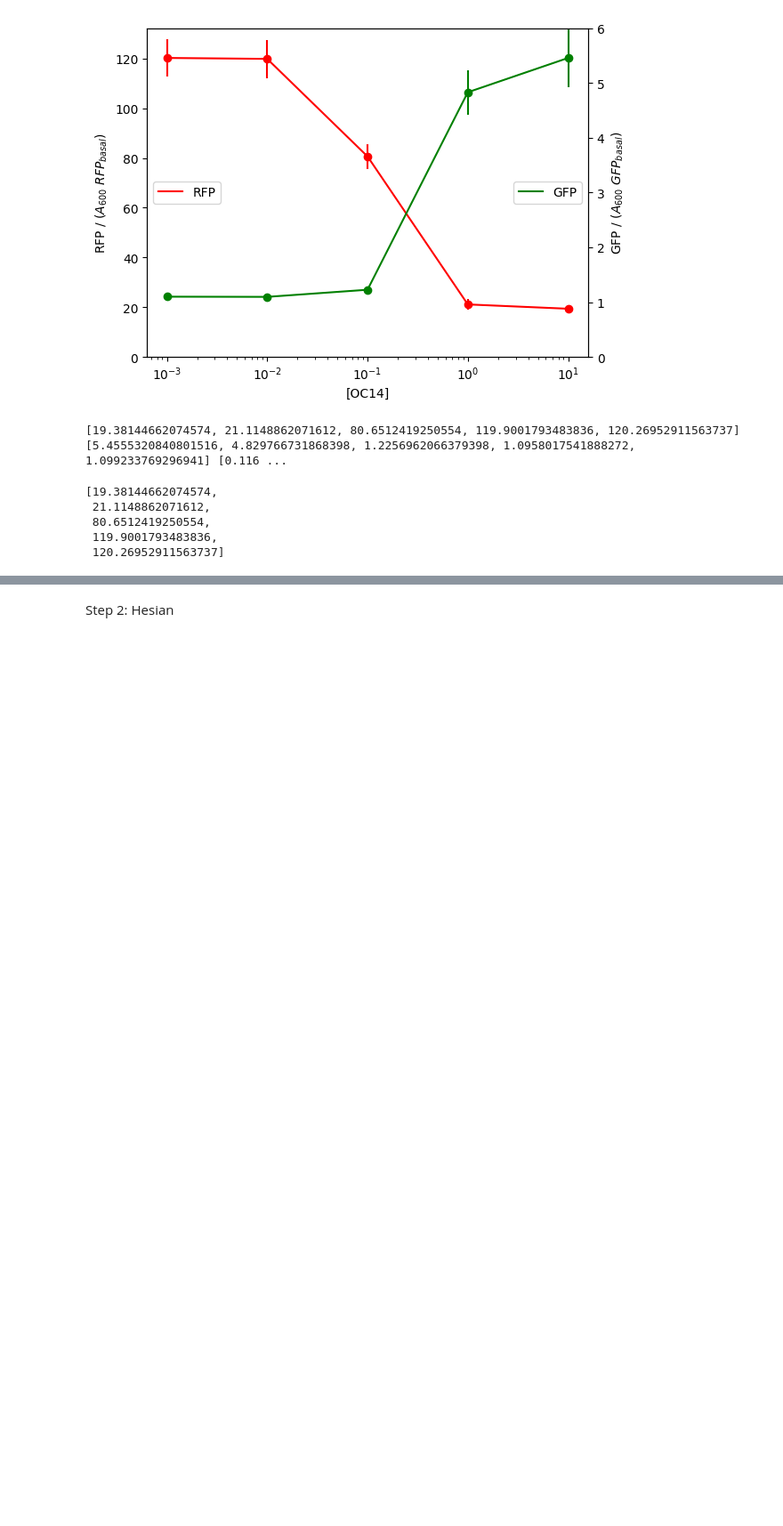
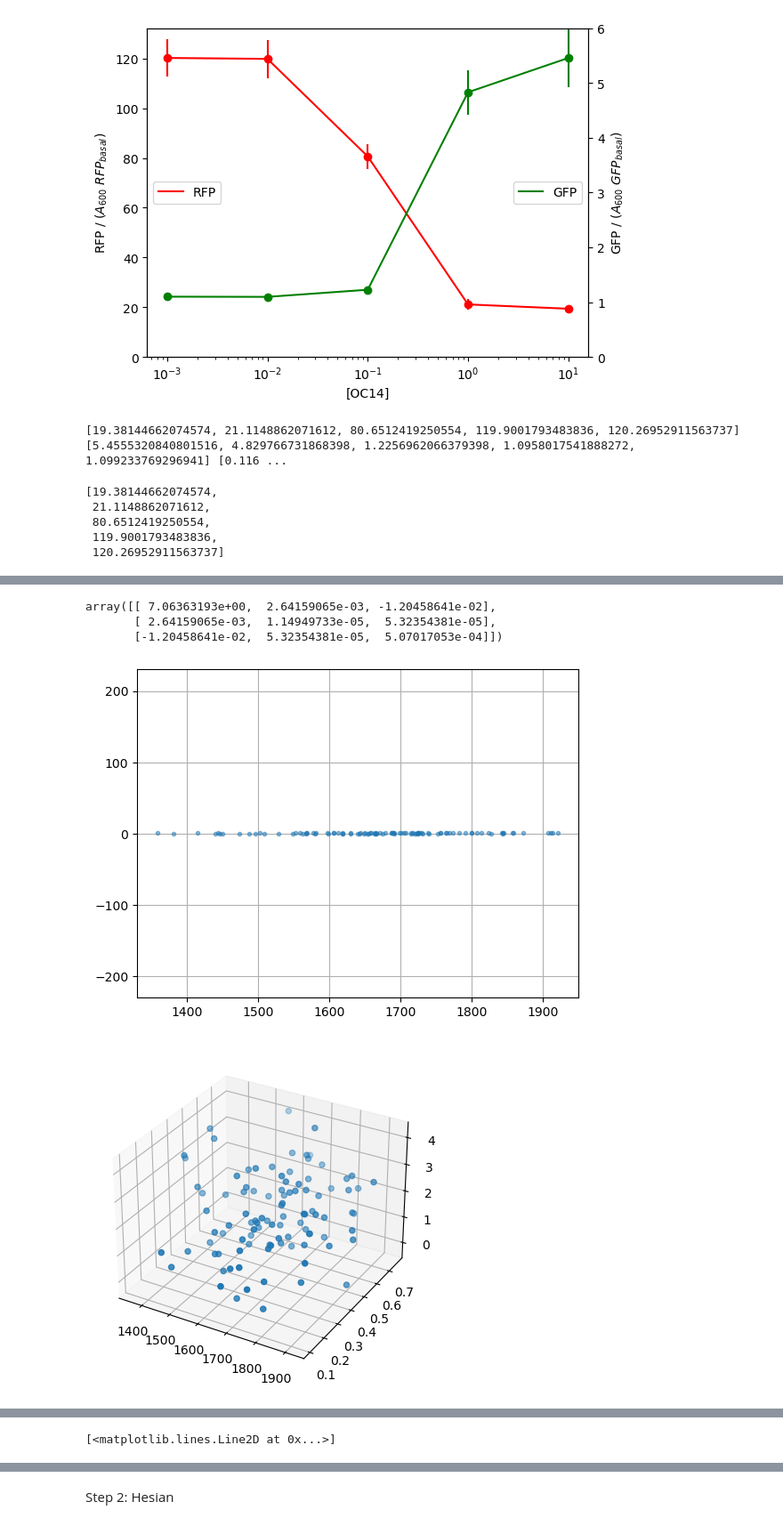
Before and after one commit to martinaoliver/modelling, a Jupyter notebook: 3954/dose_response/analytical_doseResponse.ipynb, the cells around one changed output, grey strips where cells are left out. Shown at 89% size. Saved outputs shown, nothing was run; the diff lists cells and outputs as text; code cells hidden in the pictures; blank space fills up the shorter version.

```diff
--- a/3954/dose_response/analytical_doseResponse.ipynb
+++ b/3954/dose_response/analytical_doseResponse.ipynb
@@ -174,0 +284,73 @@ pfit = np.concatenate((parametersgreen,parametersred))
+# %%
+covariancegfp
+# %% [output]
+array([[ 7.06363193e+00,  2.64159065e-03, -1.20458641e-02],
+       [ 2.64159065e-03,  1.14949733e-05,  5.32354381e-05],
+       [-1.20458641e-02,  5.32354381e-05,  5.07017053e-04]])
+# %%
+sampled_parametersgreen = np.random.multivariate_normal(parametersgreen, 2000*covariancegfp, size=100, check_valid='warn')#
+sampled_parametersred = np.random.multivariate_normal(parametersred, 1*covariancerfp, size=100, check_valid='warn')#
+
+sampled_params = np.concatenate((sampled_parametersgreen,sampled_parametersred),axis=1)
+def steadystate(OC14, Vf,  Kvb, nvd,Ve,Kfe, nfe ):
+    muv = 0.0225 ; kv =  0.0183
+    F = 1 + Vf*(1/(1+((muv*Kvb)/(kv*OC14 + 1e-8))**nvd ))
+    E = 1 + Ve*(1/(1+(F/(Kfe+1e-8))**nfe))
+    return E,F
+
+import matplotlib.pyplot as plt
+import matplotlib.pyplot as plt
+from mpl_toolkits.mplot3d import axes3d
+plt.plot(sampled_parametersgreen[:, 0], sampled_parametersgreen[:, 1], '.', alpha=0.5)
+plt.axis('equal')
+plt.grid()
+plt.show()
+
+fig = plt.figure()
+ax = fig.add_subplot(projection='3d')
+ax.scatter(sampled_parametersgreen[:, 0], sampled_parametersgreen[:, 1], sampled_parametersgreen[:, 2])
+plt.show()
+fig = plt.figure()
+ax = fig.add_subplot(projection='3d')
+ax.scatter(sampled_parametersred[:, 0], sampled_parametersred[:, 1], sampled_parametersred[:, 2], c='r')
+plt.show()
+
+
+fig,ax = plt.subplots()
+ax2=ax.twinx()
+OC14_continuous = np.logspace(-3,3,100)
+for p in sampled_params:
+    steadystate(OC14_continuous, *p)
+    ax.plot(OC14_continuous, steadystate(OC14_continuous, *p)[0], c='red', alpha=0.08)
+    ax2.plot(OC14_continuous, steadystate(OC14_continuous, *p)[1], c='green', alpha=0.08)
+    ax.scatter(OC14_list,rfpExp_list , label='data', c='red')
+    ax2.scatter(OC14_list,gfpExp_list , label='data', c='green')
+    plt.xscale('log')
+ax.plot(OC14_continuous, steadystate(OC14_continuous, *pfit)[0], c='red')
+ax2.plot(OC14_continuous, steadystate(OC14_continuous, *pfit)[1], c='green')
+
+# def plotDoseResponsevsData(inducer, rfpExp_list, gfpExp_list, semRed, semGreen,pad=0.01, inducerName='OC14'):
+#     fig,ax = plt.subplots()
+
+#     ax.plot(inducer,rfpExp_list,label='RFP', c='red')
+#     ax.scatter(inducer,rfpExp_list, c='red')
+#     ax.errorbar(inducer,rfpExp_list,yerr=semRed,c='red',fmt='o')
+#     ax.legend(loc='center left') #upper right
+#     ax.set_ylabel('RFP / ($A_{600}$ $RFP_{basal})$')
+#     ax.set_xscale('log')
+
+
+#     ax2=ax.twinx()
+#     ax2.plot(inducer,gfpExp_list,label='GFP', c='green')
+#     ax2.scatter(inducer,gfpExp_list, c='green')
+#     ax2.errorbar(inducer,gfpExp_list,yerr=semGreen,c='green',fmt='o')
+#     ax2.legend(loc='center right') #upper left
+#     ax2.set_ylabel('GFP / ($A_{600}$ $GFP_{basal})$')
+#     ax.set_xscale('log')
+
+#     ax.set_xlabel(f'{inducerName} concentration (µM)')
+
+#     plt.show()
+# %% [output]
+[figure, added]
+[figure, added]
@@ -174,0 +358 @@ pfit = np.concatenate((parametersgreen,parametersred))
+[<matplotlib.lines.Line2D at 0x...>]
```
Also changed, not shown: parts of 33 cells of this notebook, 38 other files.
